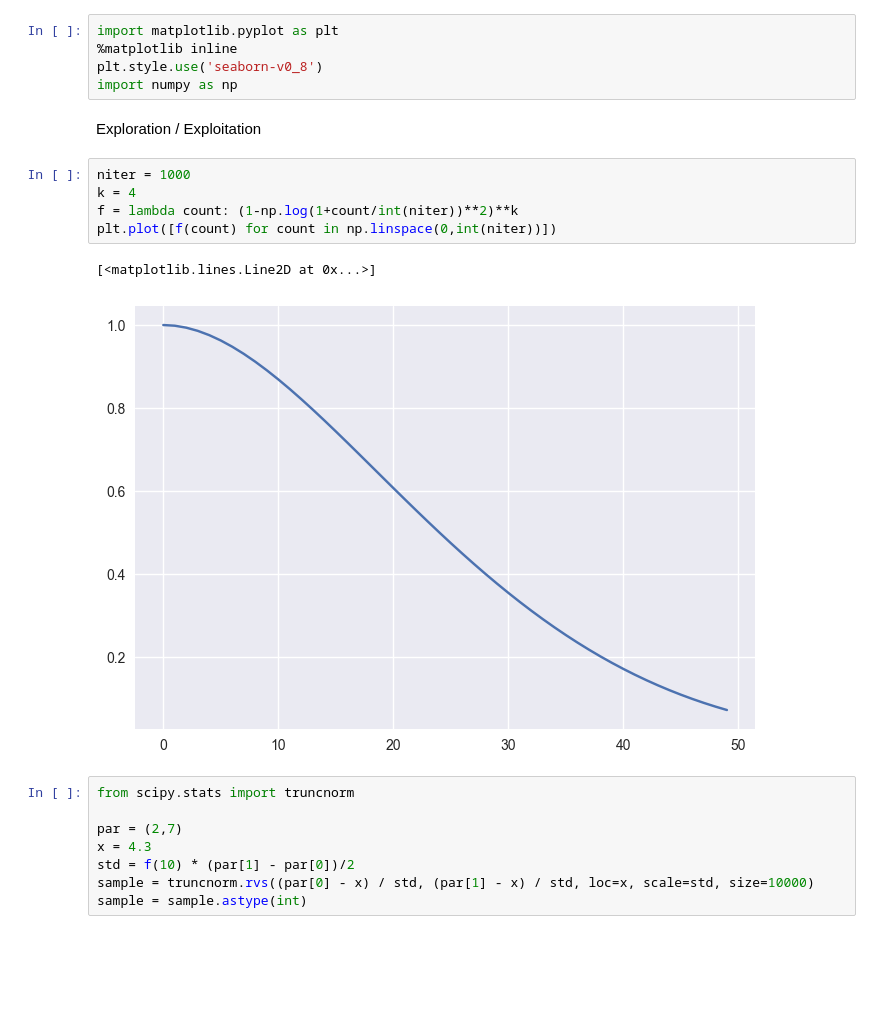
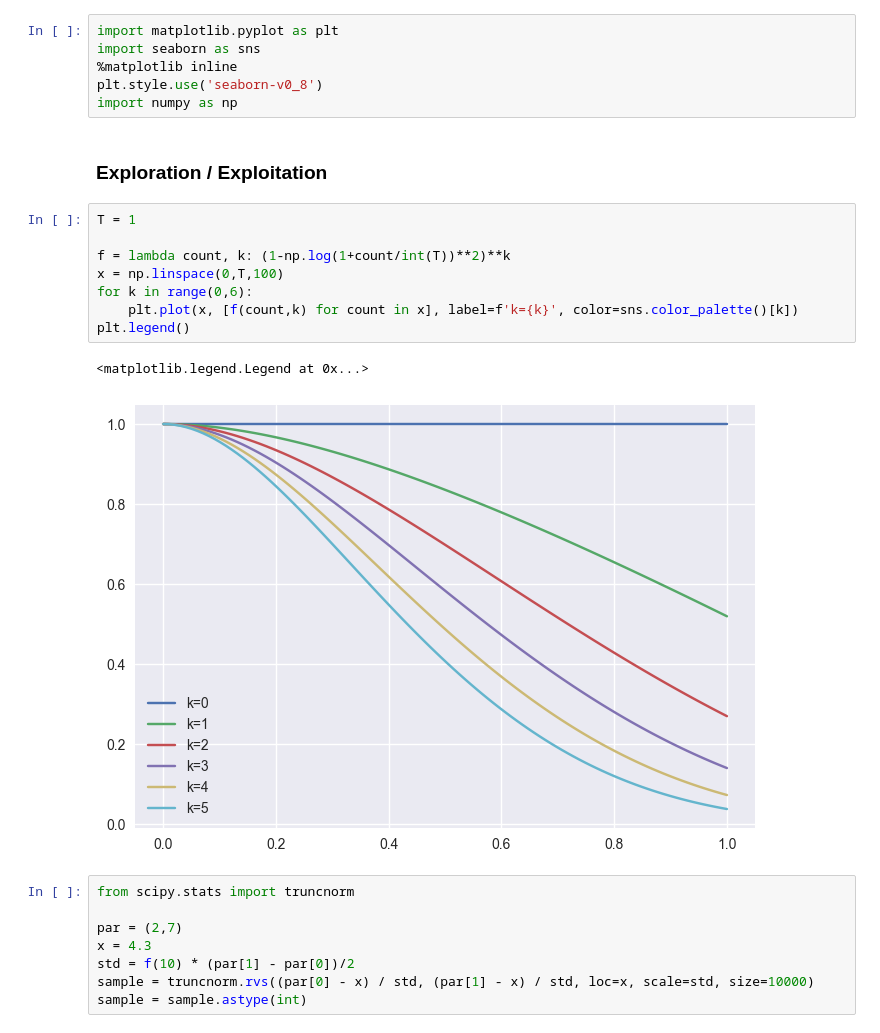
Before and after one commit to Luisenden/qnetsur, a Jupyter notebook: notebooks/acquisition.ipynb, the cells around one changed output. Cells and saved outputs as stored; diff of their text form; blank space fills up the shorter version.

```diff
--- a/notebooks/acquisition.ipynb
+++ b/notebooks/acquisition.ipynb
@@ -1,18 +1,22 @@
 # %%
 import matplotlib.pyplot as plt
+import seaborn as sns
 %matplotlib inline
 plt.style.use('seaborn-v0_8')
 import numpy as np
-# %% [markdown]
-Exploration / Exploitation
+# %% [markdown]
+### Exploration / Exploitation
 # %%
-niter = 1000
-k = 4
-f = lambda count: (1-np.log(1+count/int(niter))**2)**k
-plt.plot([f(count) for count in np.linspace(0,int(niter))])
+T = 1
+
+f = lambda count, k: (1-np.log(1+count/int(T))**2)**k
+x = np.linspace(0,T,100)
+for k in range(0,6):
+    plt.plot(x, [f(count,k) for count in x], label=f'k={k}', color=sns.color_palette()[k])
+plt.legend()
 # %% [output]
-[<matplotlib.lines.Line2D at 0x...>]
+<matplotlib.legend.Legend at 0x...>
-[figure, old version]
+[figure, new version]
 # %%
 from scipy.stats import truncnorm
 
```
Also changed, not shown: parts of 3 cells of this notebook, 14 other files.
